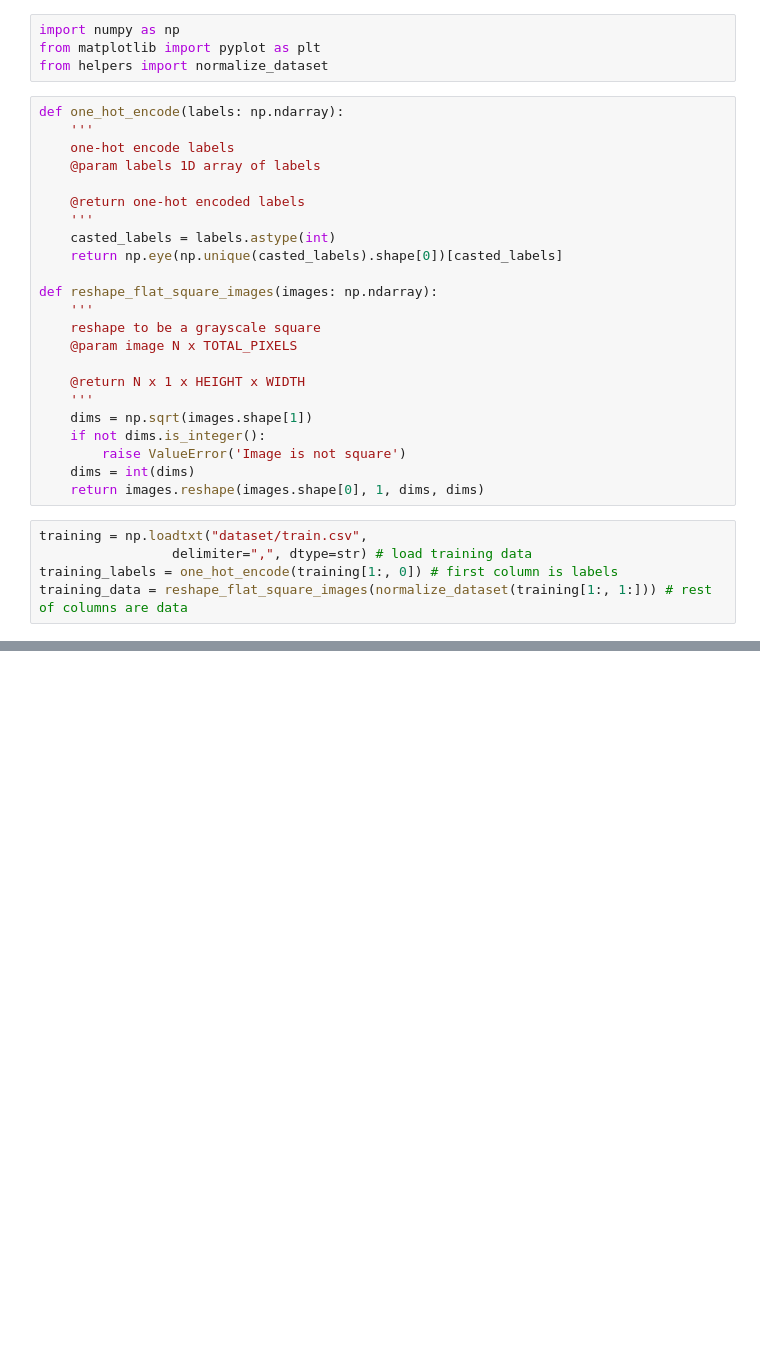
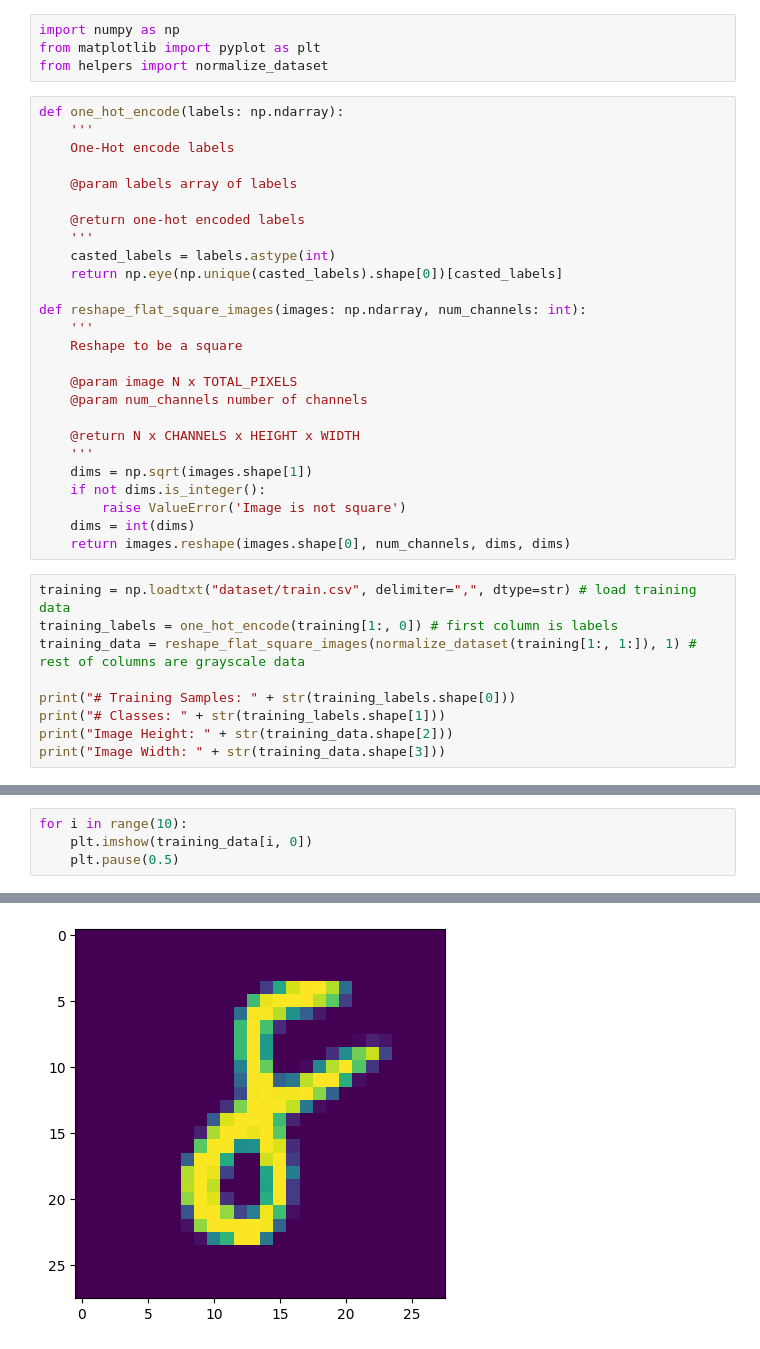
Before and after one commit to JohnSiegel/handwritten-digit-recognition, a Jupyter notebook: cnn.ipynb, the cells around one changed output, grey strips where cells are left out. Cells and saved outputs as stored; diff of their text form; blank space fills up the shorter version.

```diff
--- a/cnn.ipynb
+++ b/cnn.ipynb
@@ -5,28 +20,35 @@ from helpers import normalize_dataset
 # %%
 def one_hot_encode(labels: np.ndarray):
     '''
-    one-hot encode labels
-    @param labels 1D array of labels
+    One-Hot encode labels
+
+    @param labels array of labels
 
     @return one-hot encoded labels
     '''
     casted_labels = labels.astype(int)
     return np.eye(np.unique(casted_labels).shape[0])[casted_labels]
 
-def reshape_flat_square_images(images: np.ndarray):
+def reshape_flat_square_images(images: np.ndarray, num_channels: int):
     '''
-    reshape to be a grayscale square
+    Reshape to be a square
+
     @param image N x TOTAL_PIXELS
+    @param num_channels number of channels
 
-    @return N x 1 x HEIGHT x WIDTH
+    @return N x CHANNELS x HEIGHT x WIDTH
     '''
     dims = np.sqrt(images.shape[1])
     if not dims.is_integer():
         raise ValueError('Image is not square')
     dims = int(dims)
-    return images.reshape(images.shape[0], 1, dims, dims)
+    return images.reshape(images.shape[0], num_channels, dims, dims)
 # %%
-training = np.loadtxt("dataset/train.csv",
-                 delimiter=",", dtype=str) # load training data
+training = np.loadtxt("dataset/train.csv", delimiter=",", dtype=str) # load training data
 training_labels = one_hot_encode(training[1:, 0]) # first column is labels
-training_data = reshape_flat_square_images(normalize_dataset(training[1:, 1:])) # rest of columns are data
+training_data = reshape_flat_square_images(normalize_dataset(training[1:, 1:]), 1) # rest of columns are grayscale data
+
+print("# Training Samples: " + str(training_labels.shape[0]))
+print("# Classes: " + str(training_labels.shape[1]))
+print("Image Height: " + str(training_data.shape[2]))
+print("Image Width: " + str(training_data.shape[3]))
@@ -45,0 +74,5 @@ Image Width: 28
+# %%
+for i in range(10):
+    plt.imshow(training_data[i, 0])
+    plt.pause(0.5)
+# %% [output]
@@ -45,0 +80 @@ Image Width: 28
+[figure, added]
```
Also changed, not shown: parts of 24 cells of this notebook, 3 other files.
